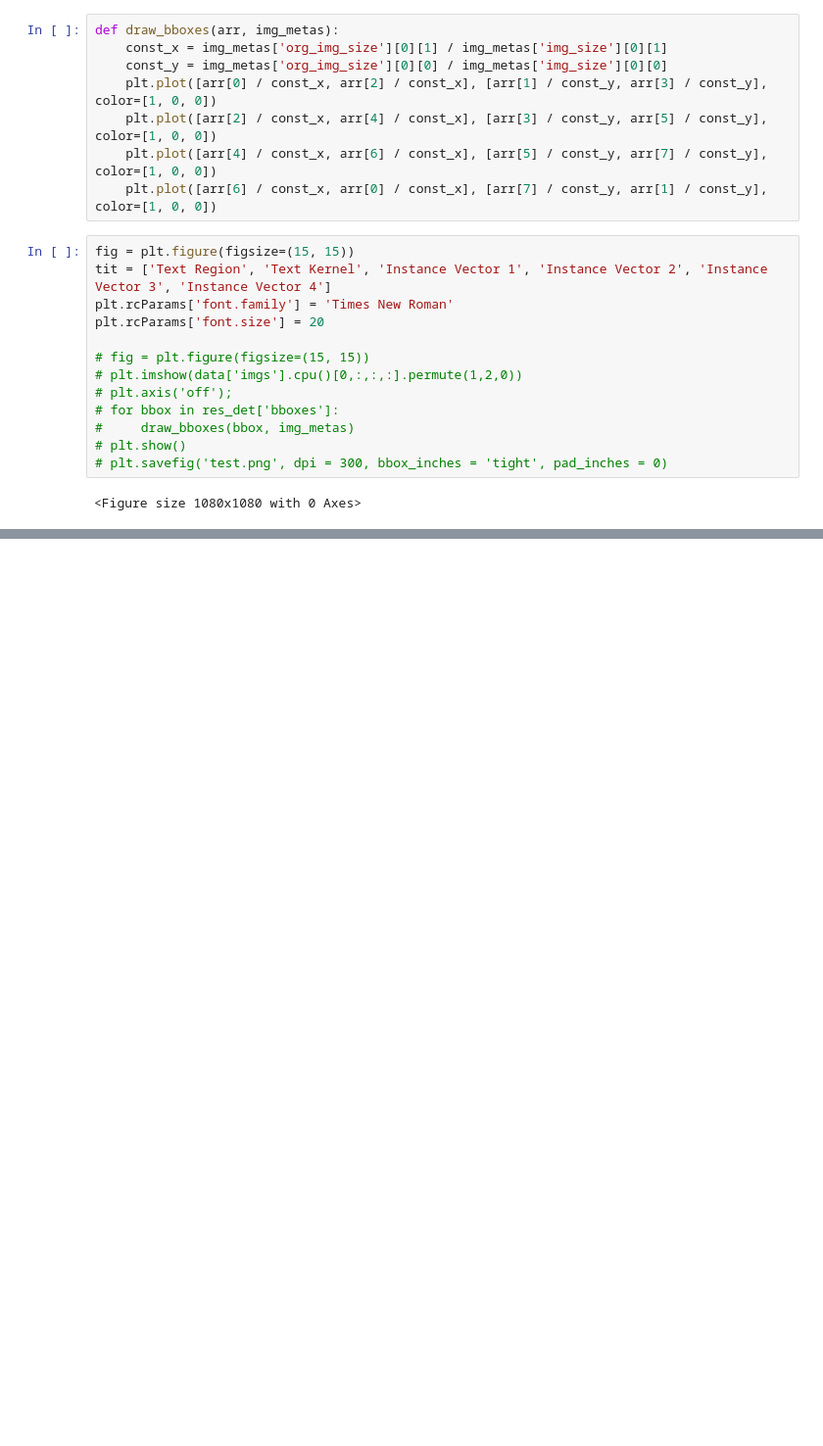
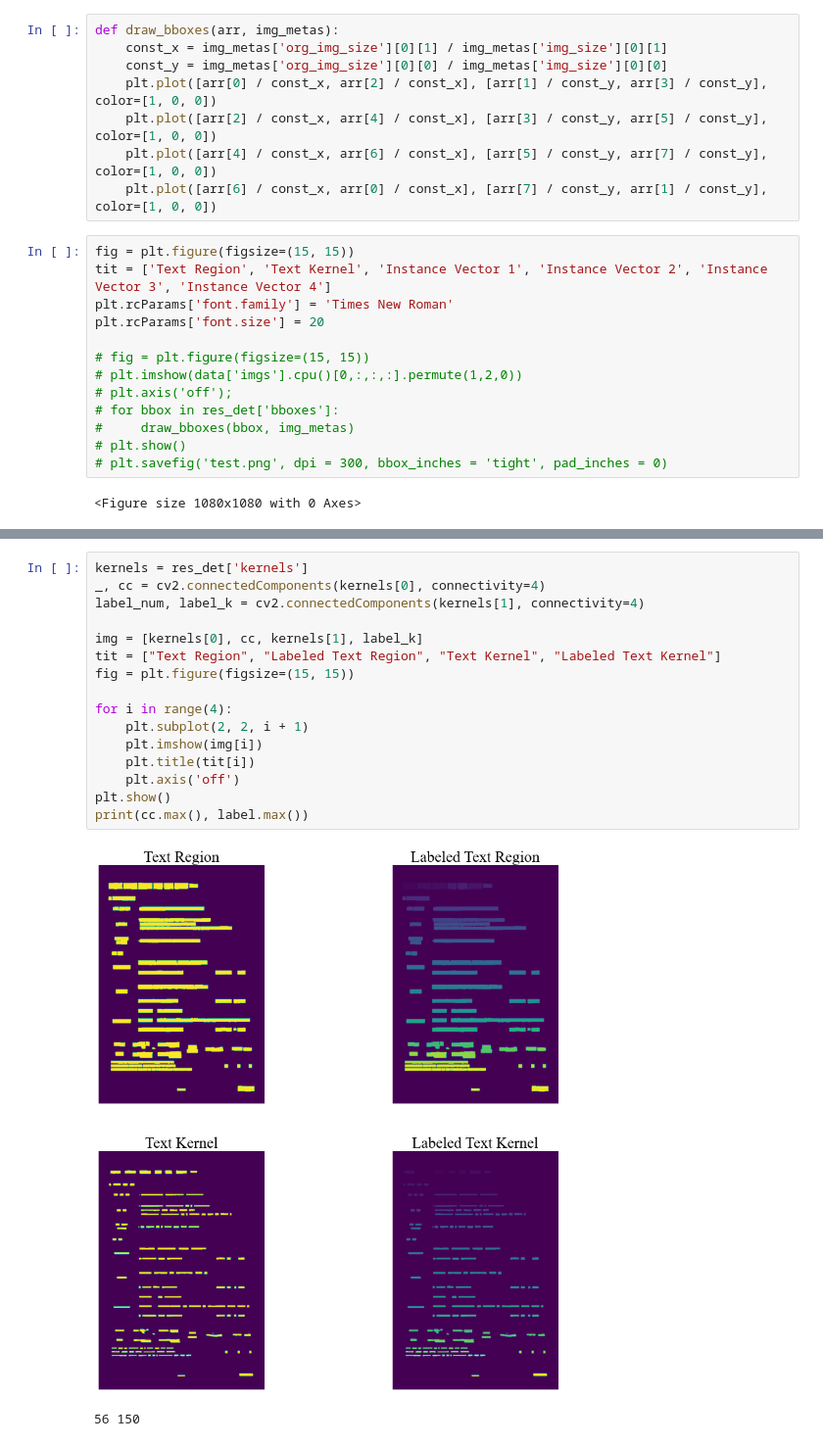
Before and after one commit to Zerohertz/pan_pp.pytorch, a Jupyter notebook: Feature_Extraction.ipynb, the cells around one changed output, grey strips where cells are left out. Shown at 98% size. Drawn from its saved outputs; the diff is of its cells as text; blank space fills up the shorter version.

```diff
--- a/Feature_Extraction.ipynb
+++ b/Feature_Extraction.ipynb
@@ -216,0 +303,19 @@ res_det['emb'].shape # = emb
+# %%
+kernels = res_det['kernels']
+_, cc = cv2.connectedComponents(kernels[0], connectivity=4)
+label_num, label_k = cv2.connectedComponents(kernels[1], connectivity=4)
+
+img = [kernels[0], cc, kernels[1], label_k]
+tit = ["Text Region", "Labeled Text Region", "Text Kernel", "Labeled Text Kernel"]
+fig = plt.figure(figsize=(15, 15))
+
+for i in range(4):
+    plt.subplot(2, 2, i + 1)
+    plt.imshow(img[i])
+    plt.title(tit[i])
+    plt.axis('off')
+plt.show()
+print(cc.max(), label.max())
+# %% [output]
+[figure, added]
+56 150
```
Also changed, not shown: parts of 19 cells of this notebook.
